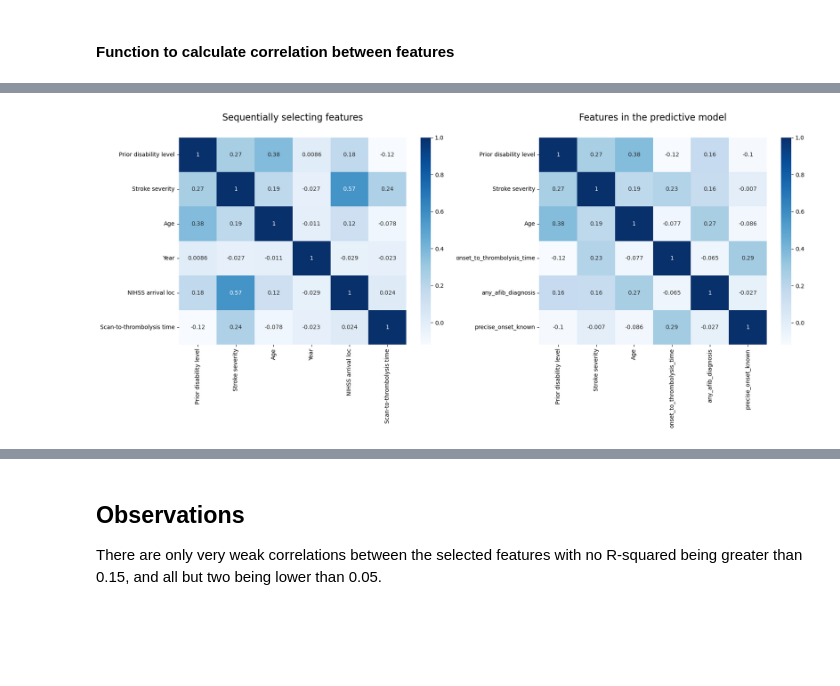
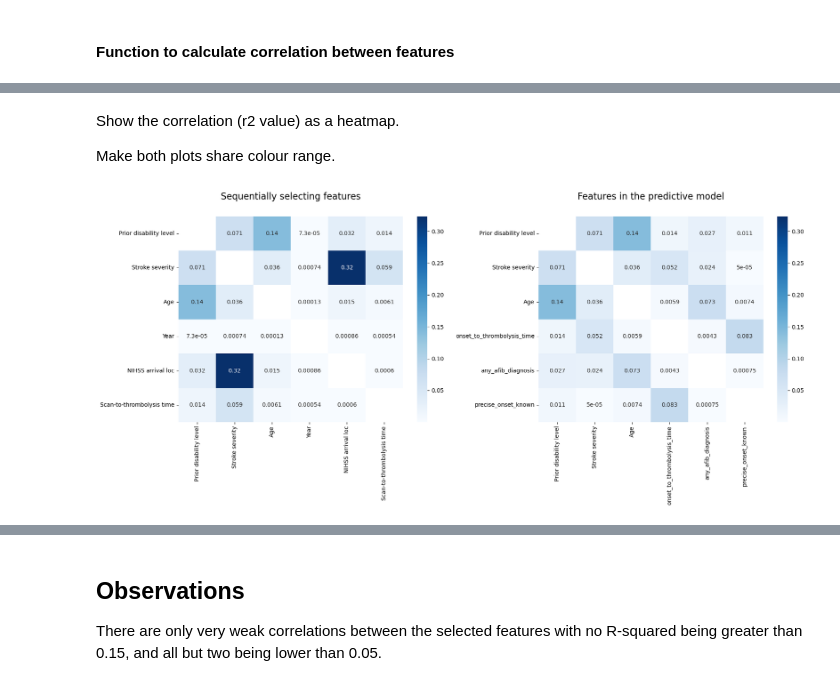
Before and after one commit to samuel-book/stroke_outcome_ml, a Jupyter notebook: xgb_7_features/030_correlation.ipynb, the cells around one changed output, grey strips where cells are left out. Cells and saved outputs as stored; diff of their text form; code cells hidden in the pictures; blank space fills up the shorter version.

Commit message:
Tidying up the heatmaps

```diff
--- a/xgb_7_features/030_correlation.ipynb
+++ b/xgb_7_features/030_correlation.ipynb
@@ -219,37 +219,68 @@ any_afib_diagnosis              Prior disability level     0.0269
 any_afib_diagnosis                     Stroke severity     0.0242
 Prior disability level      onset_to_thrombolysis_time     0.0139
 Prior disability level             precise_onset_known     0.0105
+# %% [markdown]
+Show the correlation (r2 value) as a heatmap.
+
+Make both plots share colour range.
 # %%
 nrows = 1
 ncols = 2
 fig, axs = plt.subplots(nrows=nrows, ncols=ncols, figsize=(18,8))
 
 # Legend height
 shrink = 0.5
 
+list_corr_matrix = []
+
+# Want both plots have same color range
+vmin = 1
+vmax = 0
+
 # Restrict data to chosen features
-for features, title, ax in zip(subset_features, subset_titles, axs):
+for features in subset_features:
 
     # Use just the features in the subset
     data_subset = data[features]
 
     # Standardise data. After scaling data, the reported covariance will be the
     # correlation between data features.
     data_std = standardise_data(data_subset)
 
     # Rename columns to plain English
     data_std.rename(columns=feature_name_dict, inplace=True)
 
-    data_corr = data_std.corr()
-    sns.heatmap(data_corr, xticklabels=data_corr.columns,
-                yticklabels=data_corr.columns, cmap="Blues", annot=True, ax=ax)
+    cov_matrix = data_std.cov()
+    # Add absolute value
+#    matrix_result = np.abs(matrix_result)
+
+    # Add R-squared
+    corr_matrix = cov_matrix ** 2
+
+    # Remove diagonal values so not skew the colour map
+    for i in range(cov_matrix.shape[0]):
+        corr_matrix.iloc[i,i] = np.nan
+
+    # So both plots have same color range
+    vmin = min(corr_matrix.min().min(), vmin)
+    vmax = max(corr_matrix.max().max(), vmax)
+
+    list_corr_matrix.append(corr_matrix)
+
+# Restrict data to chosen features
+for corr_matrix, title, ax in zip(list_corr_matrix, subset_titles, axs):
+
+    #    matrix_result = data_std.corr()
+    sns.heatmap(corr_matrix, xticklabels=corr_matrix.columns,
+                yticklabels=corr_matrix.columns, cmap="Blues", annot=True,
+                ax=ax, vmin=vmin, vmax=vmax)
     ax.set_title(title, pad=30, fontsize=16)
 
 filename = os.path.join(paths.image_save_path,
                         (paths.notebook + '_correlation_heatmaps.jpg'))
 
 plt.savefig(filename, dpi=300)
 
 plt.tight_layout()
 # %% [output]
-[figure, old version]
+[figure, new version]
```
Also changed, not shown: parts of 10 cells of this notebook.
